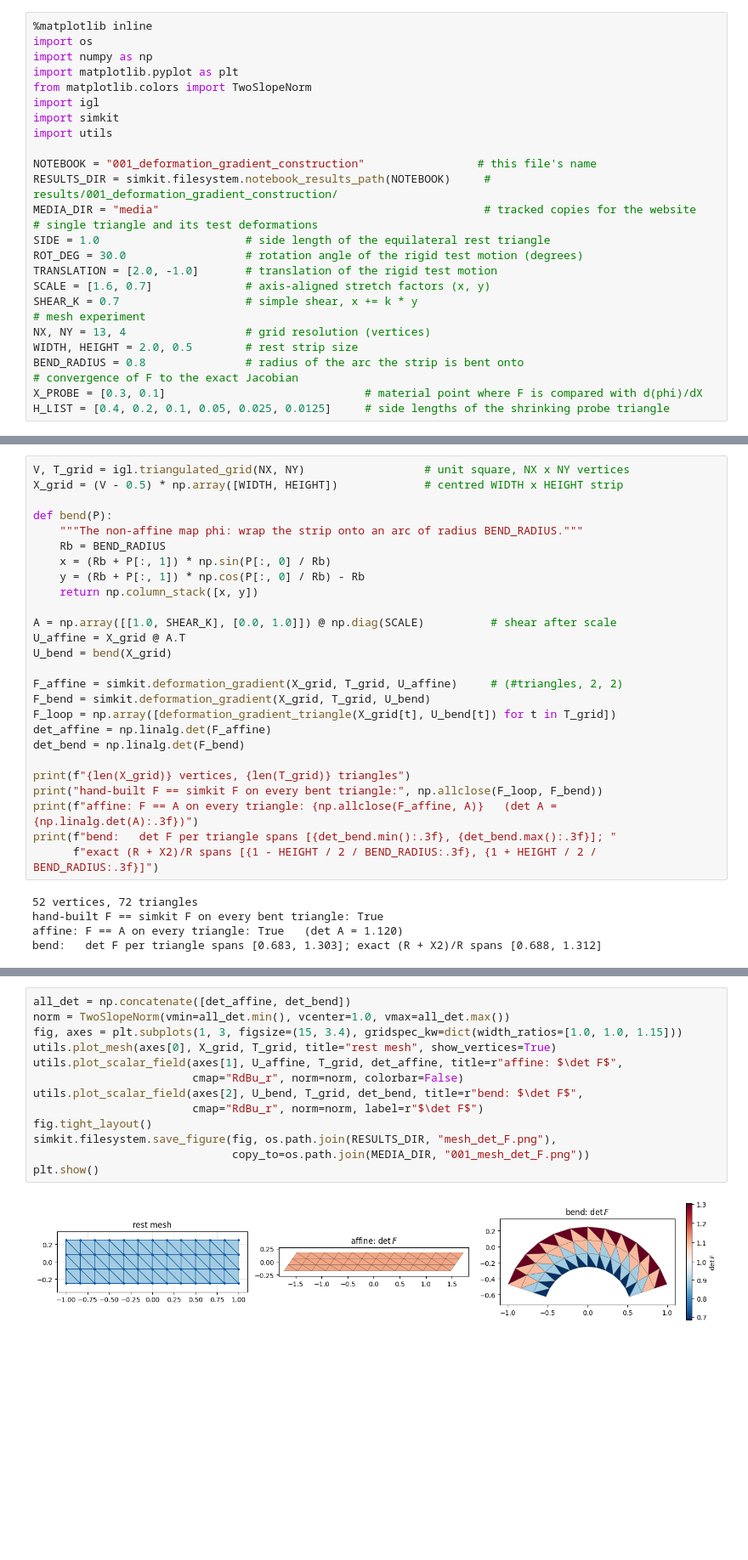
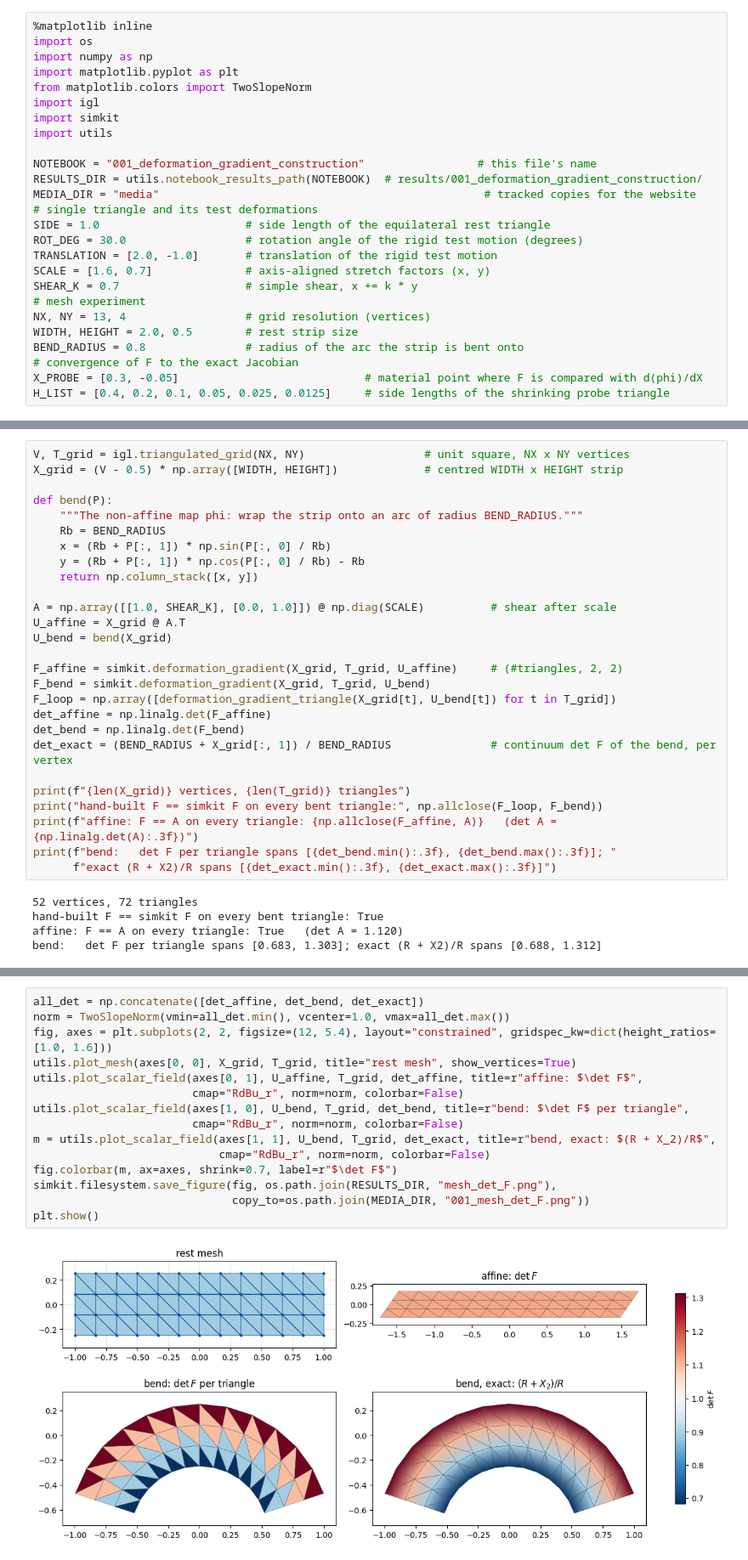
Before and after one commit to otmanon/simkit-tutorials, a Jupyter notebook: 001_deformation_gradient_construction.ipynb, the cells around one changed output, grey strips where cells are left out. Shown at 85% size. Drawn from its saved outputs; the diff is of its cells as text; blank space fills up the shorter version.

```diff
--- a/001_deformation_gradient_construction.ipynb
+++ b/001_deformation_gradient_construction.ipynb
@@ -22,7 +22,7 @@ import simkit
 import utils
 
 NOTEBOOK = "001_deformation_gradient_construction"                 # this file's name
-RESULTS_DIR = simkit.filesystem.notebook_results_path(NOTEBOOK)     # results/001_deformation_gradient_construction/
+RESULTS_DIR = utils.notebook_results_path(NOTEBOOK)  # results/001_deformation_gradient_construction/
 MEDIA_DIR = "media"                                                 # tracked copies for the website
 # single triangle and its test deformations
 SIDE = 1.0                      # side length of the equilateral rest triangle
@@ -35,7 +35,7 @@ NX, NY = 13, 4                  # grid resolution (vertices)
 WIDTH, HEIGHT = 2.0, 0.5        # rest strip size
 BEND_RADIUS = 0.8               # radius of the arc the strip is bent onto
 # convergence of F to the exact Jacobian
-X_PROBE = [0.3, 0.1]                              # material point where F is compared with d(phi)/dX
+X_PROBE = [0.3, -0.05]                            # material point where F is compared with d(phi)/dX
 H_LIST = [0.4, 0.2, 0.1, 0.05, 0.025, 0.0125]     # side lengths of the shrinking probe triangle
 # %% [markdown]
 ## Eliminate the translation with edge vectors
@@ -169,12 +172,13 @@ F_bend = simkit.deformation_gradient(X_grid, T_grid, U_bend)
 F_loop = np.array([deformation_gradient_triangle(X_grid[t], U_bend[t]) for t in T_grid])
 det_affine = np.linalg.det(F_affine)
 det_bend = np.linalg.det(F_bend)
+det_exact = (BEND_RADIUS + X_grid[:, 1]) / BEND_RADIUS               # continuum det F of the bend, per vertex
 
 print(f"{len(X_grid)} vertices, {len(T_grid)} triangles")
 print("hand-built F == simkit F on every bent triangle:", np.allclose(F_loop, F_bend))
 print(f"affine: F == A on every triangle: {np.allclose(F_affine, A)}   (det A = {np.linalg.det(A):.3f})")
 print(f"bend:   det F per triangle spans [{det_bend.min():.3f}, {det_bend.max():.3f}]; "
-      f"exact (R + X2)/R spans [{1 - HEIGHT / 2 / BEND_RADIUS:.3f}, {1 + HEIGHT / 2 / BEND_RADIUS:.3f}]")
+      f"exact (R + X2)/R spans [{det_exact.min():.3f}, {det_exact.max():.3f}]")
 # %% [output]
 52 vertices, 72 triangles
 hand-built F == simkit F on every bent triangle: True
@@ -188,15 +194,17 @@ $(R + X_2)/R$ at its one horizontal edge (bottom or top), not at its centre: a p
 # %%
-all_det = np.concatenate([det_affine, det_bend])
+all_det = np.concatenate([det_affine, det_bend, det_exact])
 norm = TwoSlopeNorm(vmin=all_det.min(), vcenter=1.0, vmax=all_det.max())
-fig, axes = plt.subplots(1, 3, figsize=(15, 3.4), gridspec_kw=dict(width_ratios=[1.0, 1.0, 1.15]))
-utils.plot_mesh(axes[0], X_grid, T_grid, title="rest mesh", show_vertices=True)
-utils.plot_scalar_field(axes[1], U_affine, T_grid, det_affine, title=r"affine: $\det F$",
+fig, axes = plt.subplots(2, 2, figsize=(12, 5.4), layout="constrained", gridspec_kw=dict(height_ratios=[1.0, 1.6]))
+utils.plot_mesh(axes[0, 0], X_grid, T_grid, title="rest mesh", show_vertices=True)
+utils.plot_scalar_field(axes[0, 1], U_affine, T_grid, det_affine, title=r"affine: $\det F$",
                         cmap="RdBu_r", norm=norm, colorbar=False)
-utils.plot_scalar_field(axes[2], U_bend, T_grid, det_bend, title=r"bend: $\det F$",
-                        cmap="RdBu_r", norm=norm, label=r"$\det F$")
-fig.tight_layout()
+utils.plot_scalar_field(axes[1, 0], U_bend, T_grid, det_bend, title=r"bend: $\det F$ per triangle",
+                        cmap="RdBu_r", norm=norm, colorbar=False)
+m = utils.plot_scalar_field(axes[1, 1], U_bend, T_grid, det_exact, title=r"bend, exact: $(R + X_2)/R$",
+                            cmap="RdBu_r", norm=norm, colorbar=False)
+fig.colorbar(m, ax=axes, shrink=0.7, label=r"$\det F$")
 simkit.filesystem.save_figure(fig, os.path.join(RESULTS_DIR, "mesh_det_F.png"),
                               copy_to=os.path.join(MEDIA_DIR, "001_mesh_det_F.png"))
 plt.show()
 # %% [output]
-[figure, old version]
+[figure, new version]
```
Also changed, not shown: parts of 6 cells of this notebook, 32 other files.
